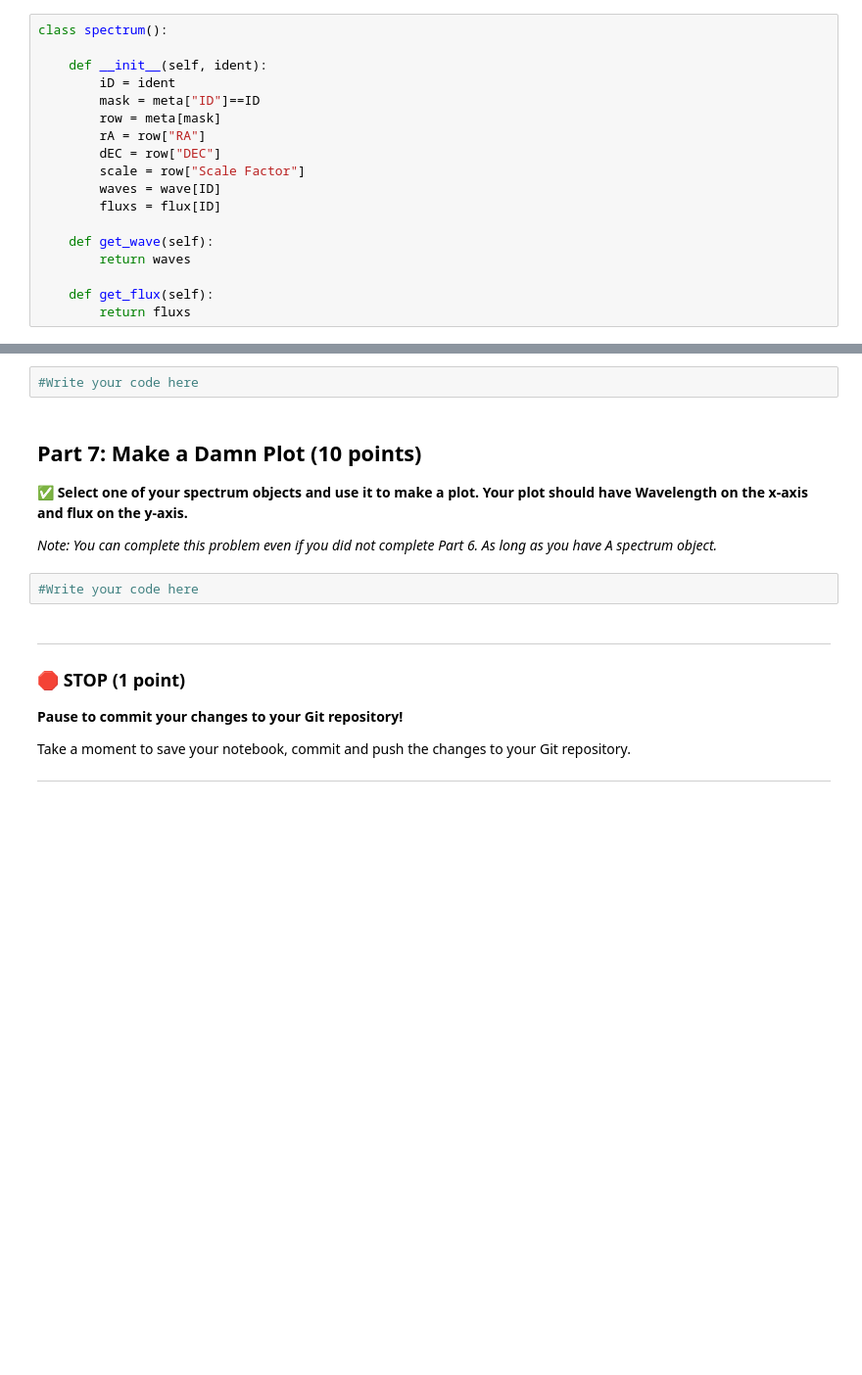
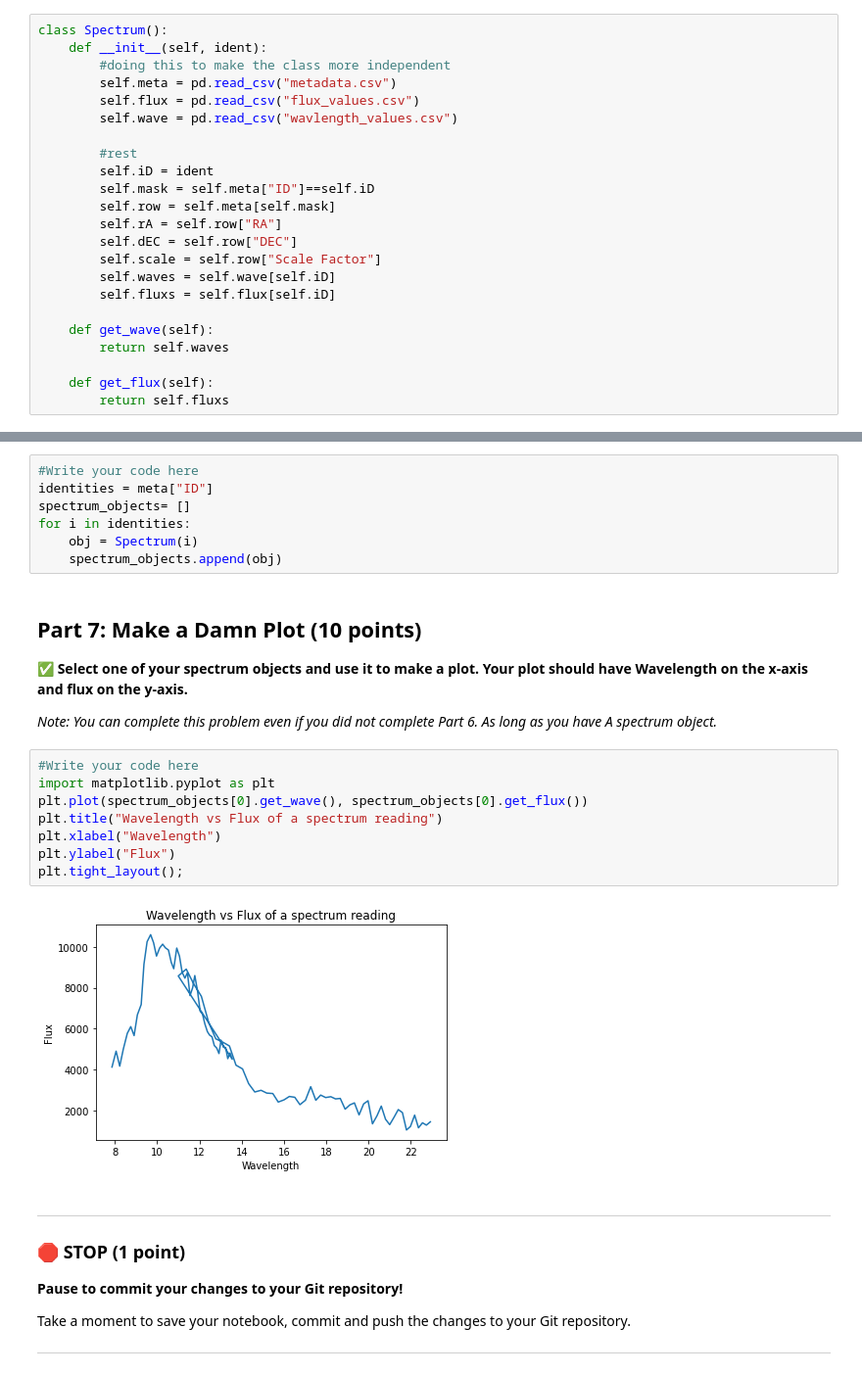
Before and after one commit to KollinBartz/CMSE202-s23-turnin, a Jupyter notebook: midterm/CMSE202_Midterm_Sect02_Bartz.ipynb, the cells around one changed output, grey strips where cells are left out. Shown at 98% size. Cells and saved outputs as stored; diff of their text form; blank space fills up the shorter version.

```diff
--- a/midterm/CMSE202_Midterm_Sect02_Bartz.ipynb
+++ b/midterm/CMSE202_Midterm_Sect02_Bartz.ipynb
@@ -206,23 +201,28 @@ The issue with this dataset is that it comes in two parts: the spectra and the m
 - Flux
 - `get`-methods for both wavelength and flux (for the sake of time, you don’t need to write `set`-methods or `get`-methods for any of the other attributes).
 # %%
-class spectrum():
+class Spectrum():
+    def __init__(self, ident):
+        #doing this to make the class more independent
+        self.meta = pd.read_csv("metadata.csv")
+        self.flux = pd.read_csv("flux_values.csv")
+        self.wave = pd.read_csv("wavlength_values.csv")
 
-    def __init__(self, ident):
-        iD = ident
-        mask = meta["ID"]==ID
-        row = meta[mask]
-        rA = row["RA"]
-        dEC = row["DEC"]
-        scale = row["Scale Factor"]
-        waves = wave[ID]
-        fluxs = flux[ID]
+        #rest
+        self.iD = ident
+        self.mask = self.meta["ID"]==self.iD
+        self.row = self.meta[self.mask]
+        self.rA = self.row["RA"]
+        self.dEC = self.row["DEC"]
+        self.scale = self.row["Scale Factor"]
+        self.waves = self.wave[self.iD]
+        self.fluxs = self.flux[self.iD]
 
     def get_wave(self):
-        return waves
+        return self.waves
 
     def get_flux(self):
-        return fluxs
+        return self.fluxs
 # %% [markdown]
 ---
 ### &#128721; STOP (1 point)
@@ -237,6 +237,11 @@ Take a moment to save your notebook, commit  and push the changes to your Git re
 &#9989; **Construct `spectra` objects for all of the spectral measurements. Append all of the objects to a new list called `spectrum_objects`.**
 # %%
 #Write your code here
+identities = meta["ID"]
+spectrum_objects= []
+for i in identities:
+    obj = Spectrum(i)
+    spectrum_objects.append(obj)
 # %% [markdown]
 ## Part 7: Make a Damn Plot (10 points)
 
@@ -245,6 +250,14 @@ Take a moment to save your notebook, commit  and push the changes to your Git re
 *Note: You can complete this problem even if you did not complete Part 6. As long as you have A spectrum object.*
 # %%
 #Write your code here
+import matplotlib.pyplot as plt
+plt.plot(spectrum_objects[0].get_wave(), spectrum_objects[0].get_flux())
+plt.title("Wavelength vs Flux of a spectrum reading")
+plt.xlabel("Wavelength")
+plt.ylabel("Flux")
+plt.tight_layout();
+# %% [output]
+[figure, added]
 # %% [markdown]
 ---
 ### &#128721; STOP (1 point)
```
Also changed, not shown: parts of 7 cells of this notebook, 1 other file.
